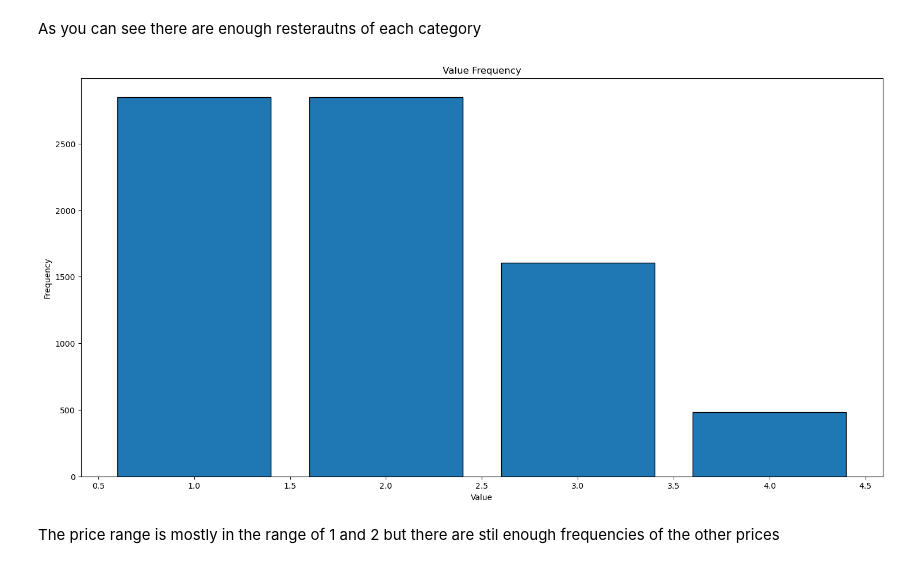
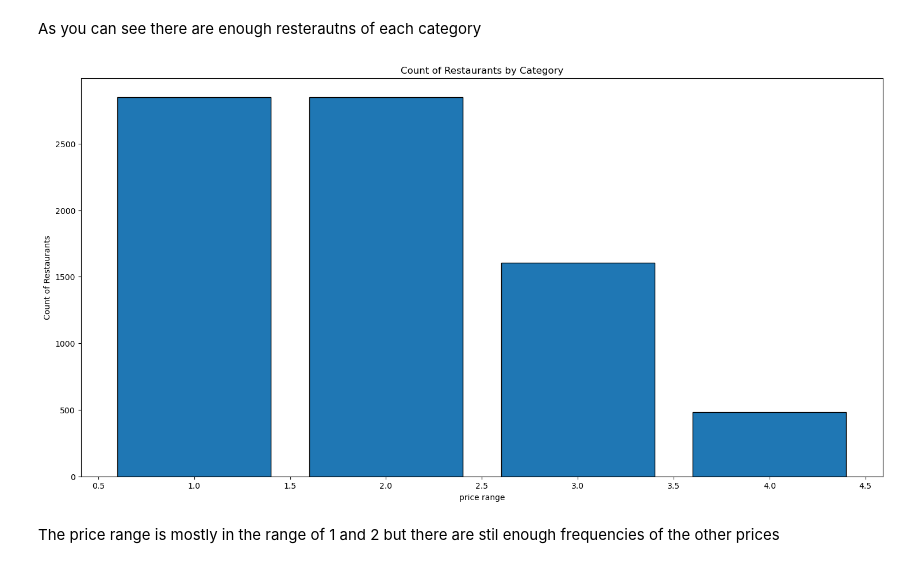
Before and after one commit to NadavMargaliot/Project_Data_Science, a Jupyter notebook: Data Science .ipynb, the cells around one changed output. Saved outputs shown, nothing was run; the diff lists cells and outputs as text; code cells hidden in the pictures.

```diff
--- a/Data Science .ipynb
+++ b/Data Science .ipynb
@@ -375,22 +375,22 @@ As you can see there are enough resterautns of each category
 # %%
 value_counts = df['price_range'].value_counts()
 
 # Get the unique values and their frequencies
 values = value_counts.index
 frequencies = value_counts.values
 
 # Plotting the bar plot
 plt.bar(values, frequencies, edgecolor='black')
 
 # Adding labels and title
-plt.xlabel('Value')
-plt.ylabel('Frequency')
-plt.title('Value Frequency')
+plt.xlabel('price range')
+plt.ylabel('Count of Restaurants')
+plt.title('Count of Restaurants by Category')
 
 # Displaying the plot
 plt.show()
 # %% [output]
-[figure, old version]
+[figure, new version]
 # %% [markdown]
 The price range is mostly in the range of 1 and 2 but there are stil enough frequencies of the other prices
 # %%
```
Also changed, not shown: parts of 17 cells of this notebook.
